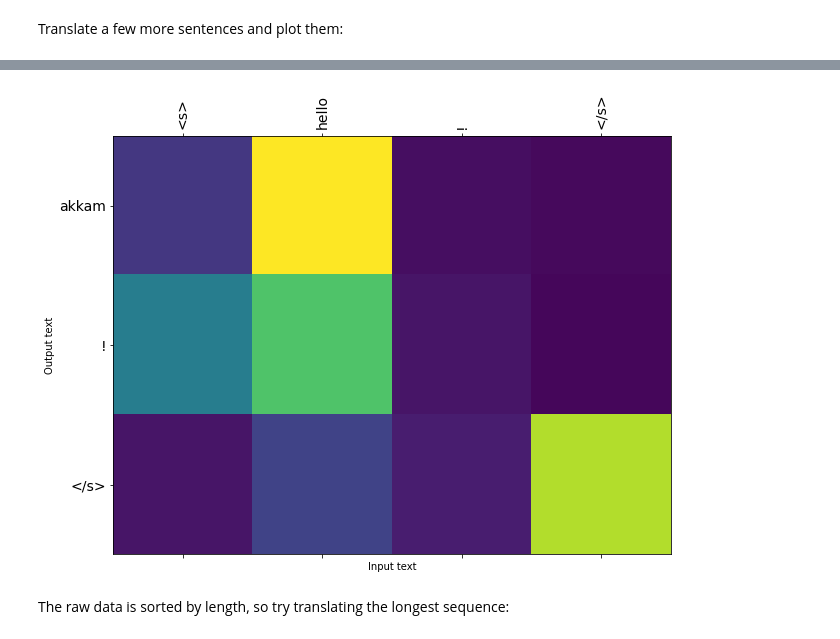
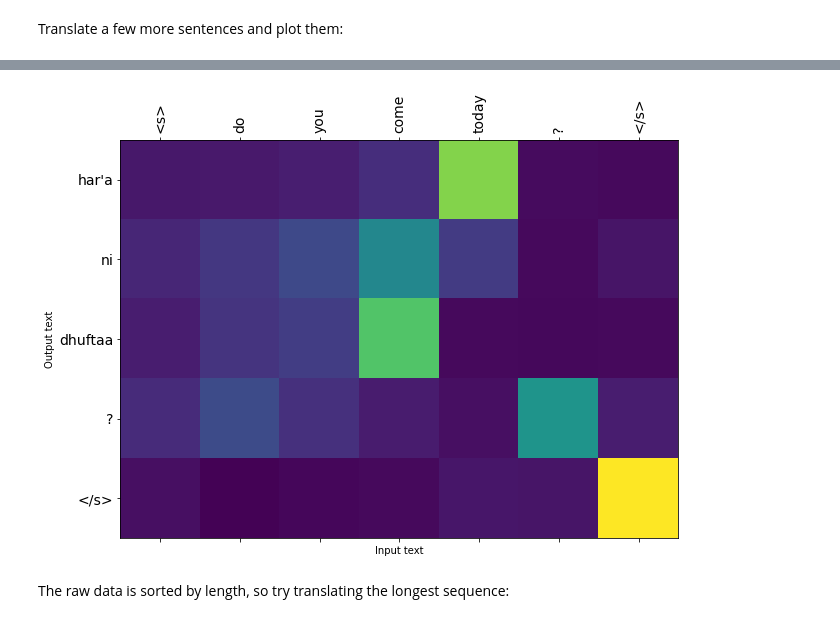
Before and after one commit to cbg11/Neural-Machine-Translator-for-English-Afaan-Oromo, a Jupyter notebook: nmt_with_attention_eng_to_or.ipynb, the cells around one changed output, grey strips where cells are left out. Cells and saved outputs as stored; diff of their text form; code cells hidden in the pictures.

```diff
--- a/nmt_with_attention_eng_to_or.ipynb
+++ b/nmt_with_attention_eng_to_or.ipynb
@@ -151,7 +153,7 @@ def tf_lower_and_split_punct(text):
   #text = tf_text.normalize_utf8(text, 'NFKD')
   text = tf.strings.lower(text)
   # Keep space, a to z, and selected punctuation.
-  text = tf.strings.regex_replace(text, "[^ a-z.?!,]", '')
+  text = tf.strings.regex_replace(text, "[^ a-z.?!,']", '')
   # Add spaces around punctuation.
   text = tf.strings.regex_replace(text, '[.?!,]', r' \0 ')
   # Strip whitespace.
@@ -813,5 +817,5 @@ Wall time: 387 ms
 # %%
 %%time
  # Try to find out.'
-model.plot_attention("Hello!") # Akkam!
+model.plot_attention("Do you come today?") # Akkam!
 # %% [output]
@@ -820,4 +824,4 @@ Wall time: 256 ms
-[figure, old version]
+[figure, new version]
 # %% [markdown]
 The raw data is sorted by length, so try translating the longest sequence:
 # %%
```
Also changed, not shown: parts of 37 cells of this notebook.
